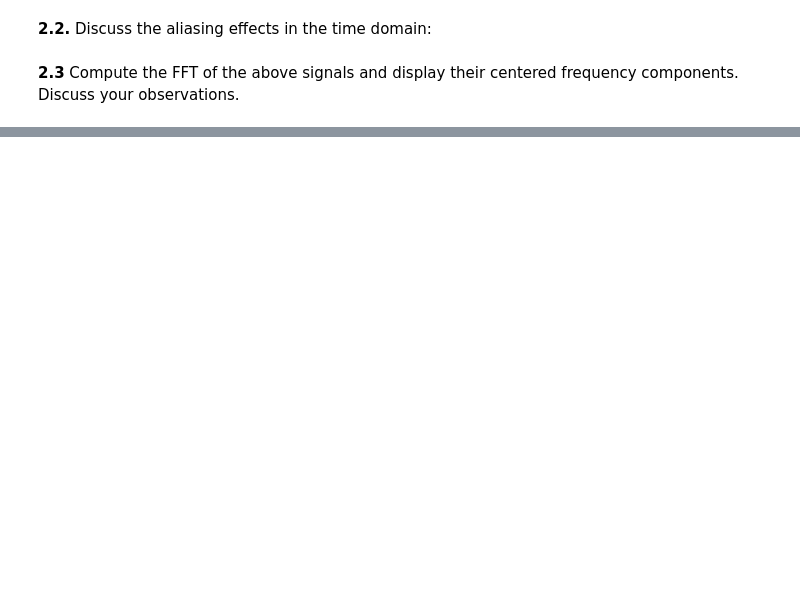
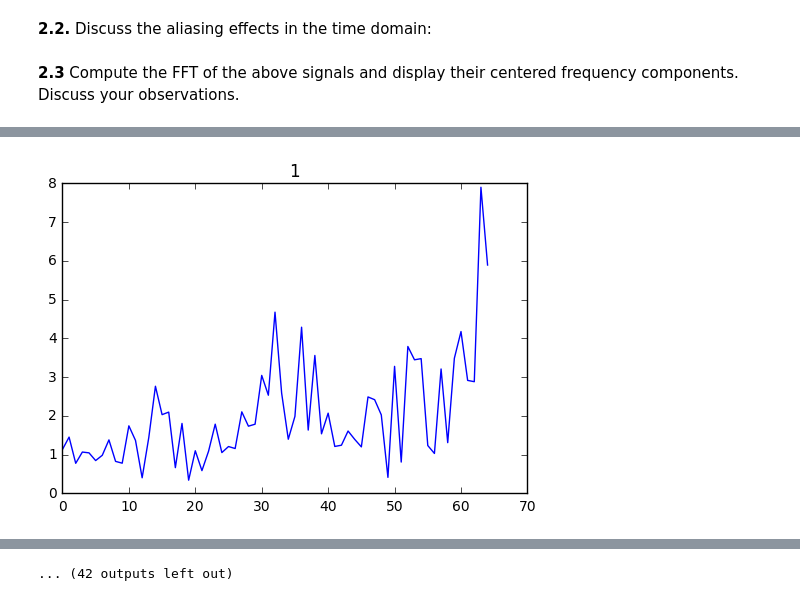
Before and after one commit to PamirGhimire/DSP-TP-1617, a Jupyter notebook: Lab4/python/Lab4.ipynb, the cells around one changed output, grey strips where cells are left out. Drawn from its saved outputs; the diff is of its cells as text; code cells hidden in the pictures; blank space fills up the shorter version.

```diff
--- a/Lab4/python/Lab4.ipynb
+++ b/Lab4/python/Lab4.ipynb
@@ -504,0 +495,58 @@ for f in filenames:
+# %%
+#function for performing N-point DFT
+def myDFT(signal):
+    x_n = signal
+
+    # Number of samples
+    N = len(signal)
+
+    # DFT: Using fftshift to have the center frequency
+    x_f = np.fft.fftshift(np.fft.fft(x_n, N))
+
+    return(x_f)
+# %%
+Path = '../images/1D-DFT/'
+import os, os.path
+from skimage import color
+from scipy import misc
+from skimage.transform import resize
+import time
+
+filenames = sorted([f for f in os.listdir(Path)])
+
+#smallest dimensions found by iterating through all images
+mMin = 66
+nMin = 131
+mMid = mMin/2
+
+Imgr = np.zeros((mMin, nMin))
+counter = 1
+for f in filenames:
+    Img = io.imread(os.path.join(Path,f))
+
+    #normalize image
+    imgMax = np.max(Img)
+    Img = Img/(1.0*imgMax)
+
+    #convert image to rgb
+    Img = color.rgb2gray(Img)
+
+    #resize to smallest dimensions
+    Imgr = resize(Img, (mMin, nMin))
+
+    #consider the middle row as signal
+    signal = Imgr[mMid,:]
+
+    #get DFT
+    sig_fft = myDFT(signal)
+    sig_f = sig_fft[0:nMin/2]
+
+    #consider only the
+    #show DFT
+    plt.figure()
+    plt.plot(range(0, nMin/2), np.abs(sig_f))
+    plt.title(counter)
+
+    counter = counter + 1
+# %% [output]
+[figure, added]
@@ -504,0 +564 @@ for f in filenames:
+... (42 outputs left out)
```
Also changed, not shown: parts of 9 cells of this notebook.
